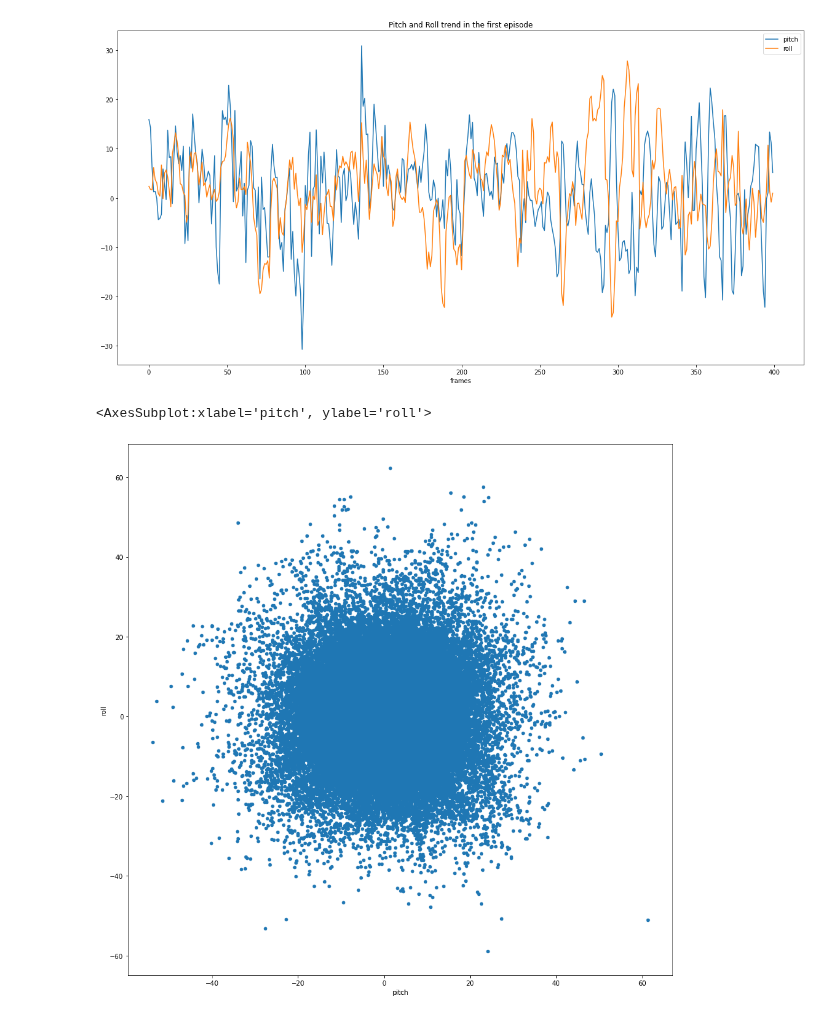
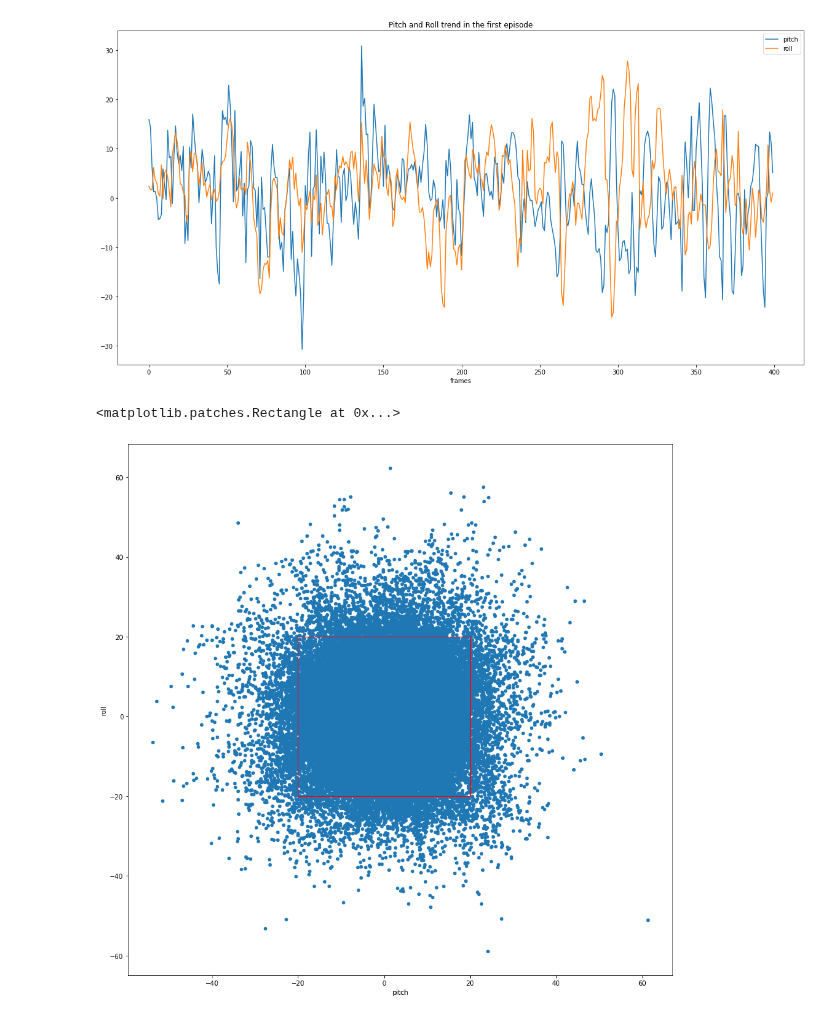
Before and after one commit to lancedw/3D-state-prediction-for-surface-vessels-using-IMU-data-and-images, a Jupyter notebook: code/notebooks/pr_data_analysis.ipynb, the cells around one changed output. Cells and saved outputs as stored; diff of their text form; code cells hidden in the pictures.

Commit message:
paper and plotting

```diff
--- a/code/notebooks/pr_data_analysis.ipynb
+++ b/code/notebooks/pr_data_analysis.ipynb
@@ -181,8 +181,10 @@ label0_df.iloc[0:400]["roll"].plot(figsize=(20, 10), legend=True)
 # %% [output]
 <AxesSubplot:title={'center':'Pitch and Roll trend in the first episode'}, xlabel='frames'>
 [figure]
-# %%
-label0_df.plot.scatter(0, 1, figsize=(15,15))
-# %% [output]
-<AxesSubplot:xlabel='pitch', ylabel='roll'>
-[figure, removed]
+# %%
+fig = label0_df.plot.scatter(0, 1, figsize=(15,15), alpha=1)
+circle1 = plt.Rectangle((-20, -20), 40, 40, color='r', fill=False)
+fig.add_patch(circle1)
+# %% [output]
+<matplotlib.patches.Rectangle at 0x...>
+[figure, added]
```
Also changed, not shown: 2 other files.
